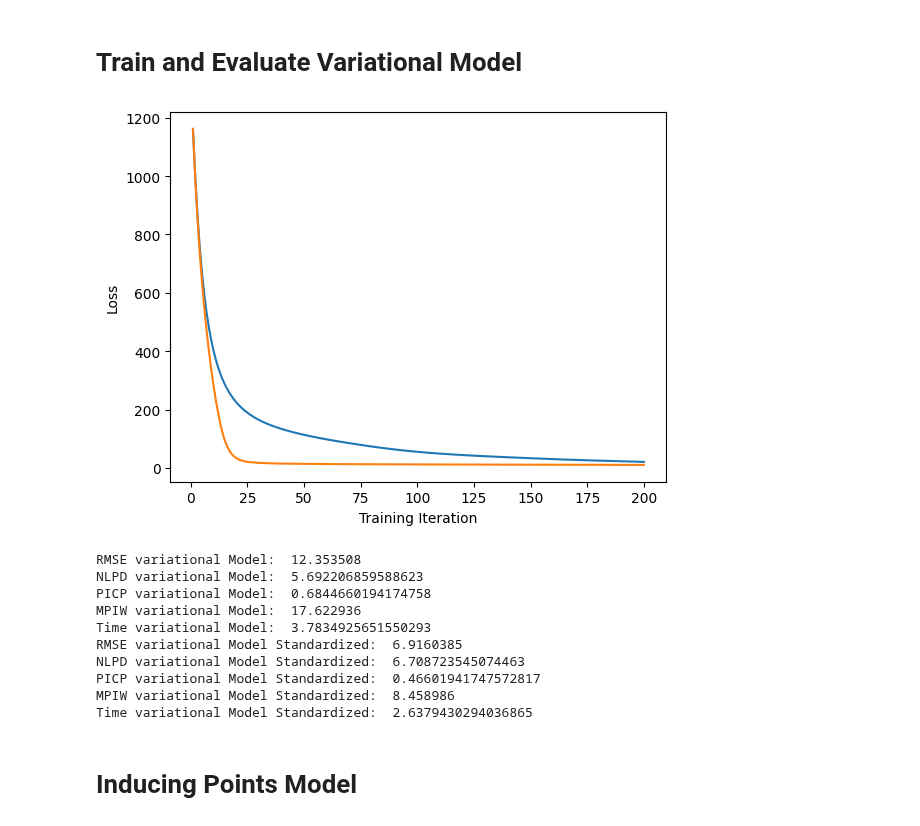
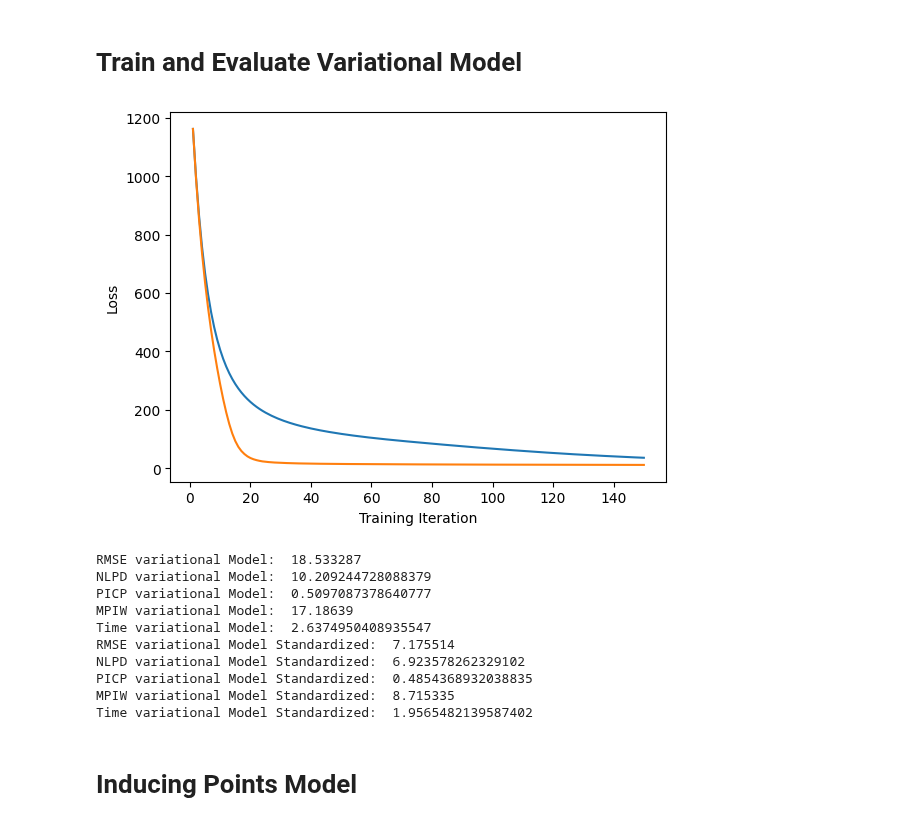
Before and after one commit to Sabelz/Master_Thesis_Alexander, a Jupyter notebook: GPs/ConcreteGPs.ipynb, the cells around one changed output. Drawn from its saved outputs; the diff is of its cells as text; code cells hidden in the pictures.

```diff
--- a/GPs/ConcreteGPs.ipynb
+++ b/GPs/ConcreteGPs.ipynb
@@ -220,19 +220,19 @@ variational_model_concrete_standardized = variational_model_concrete_standardize
 # %%
 # Use train_loader_concrete
 train_time_variational_concrete = train_ELBO(variational_model_concrete,
                                  variational_likelihood_concrete,
                                  x_train_concrete,
                                  y_train_concrete,
-                                 training_iter= 200) # train is defined in utils/functions.ipynb
+                                 training_iter= 150) # train is defined in utils/functions.ipynb
 
 # Standardized version, train_loader_concrete_standardized
 train_time_variational_concrete_standardized = train_ELBO(variational_model_concrete_standardized,
                                               variational_likelihood_concrete_standardized,
                                               x_train_concrete_standardized,
                                               y_train_concrete,
-                                              training_iter= 200) # train is defined in utils/functions.ipynb
+                                              training_iter= 150) # train is defined in utils/functions.ipynb
 # %% [output]
-[figure, old version]
+[figure, new version]
 # %%
 with torch.no_grad(), gpytorch.settings.fast_pred_var():
   # predict is defined in utils/functions.ipynb
@@ -265,16 +265,16 @@ with torch.no_grad(), gpytorch.settings.fast_pred_var():
   print("MPIW variational Model Standardized: ",MPIW_variational_concrete_standardized)
   print("Time variational Model Standardized: ", train_time_variational_concrete_standardized)
 # %% [output]
-RMSE variational Model:  12.353508
-NLPD variational Model:  5.692206859588623
-PICP variational Model:  0.6844660194174758
-MPIW variational Model:  17.622936
-Time variational Model:  3.7834925651550293
-RMSE variational Model Standardized:  6.9160385
-NLPD variational Model Standardized:  6.708723545074463
-PICP variational Model Standardized:  0.46601941747572817
-MPIW variational Model Standardized:  8.458986
-Time variational Model Standardized:  2.6379430294036865
+RMSE variational Model:  18.533287
+NLPD variational Model:  10.209244728088379
+PICP variational Model:  0.5097087378640777
+MPIW variational Model:  17.18639
+Time variational Model:  2.6374950408935547
+RMSE variational Model Standardized:  7.175514
+NLPD variational Model Standardized:  6.923578262329102
+PICP variational Model Standardized:  0.4854368932038835
+MPIW variational Model Standardized:  8.715335
+Time variational Model Standardized:  1.9565482139587402
 # %% [markdown]
 # Inducing Points Model
 # %%
```
Also changed, not shown: parts of 23 cells of this notebook.
